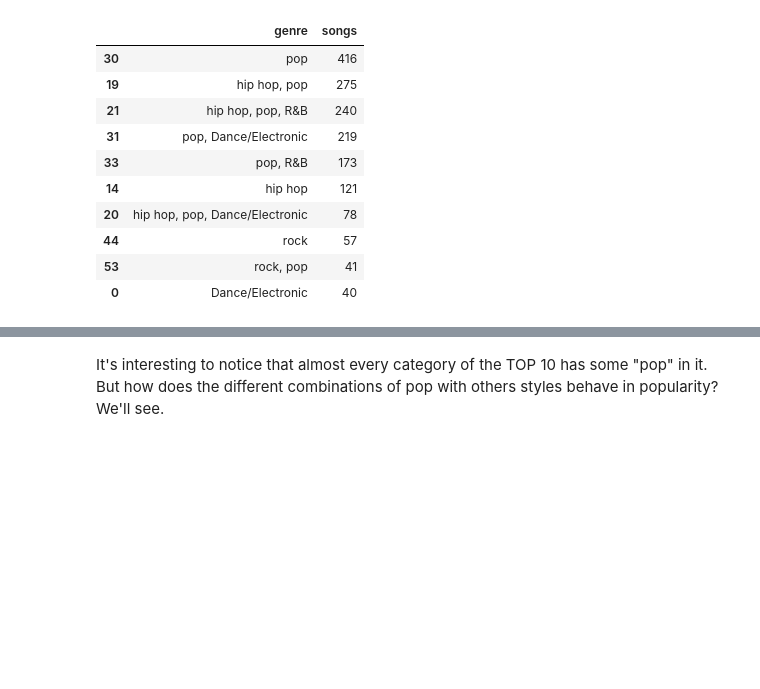
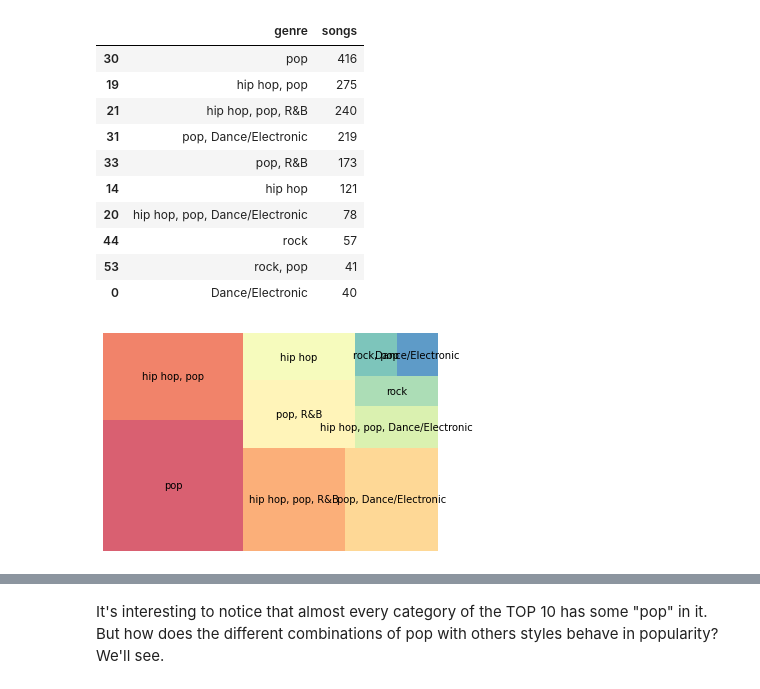
Before and after one commit to vinilmac/spotify-top-hits-2000-2019, a Jupyter notebook: eda-spotify-top-hits-2000-2019.ipynb, the cells around one changed output, grey strips where cells are left out. Saved outputs shown, nothing was run; the diff lists cells and outputs as text; code cells hidden in the pictures; blank space fills up the shorter version.

```diff
--- a/eda-spotify-top-hits-2000-2019.ipynb
+++ b/eda-spotify-top-hits-2000-2019.ipynb
@@ -651,5 +651,15 @@ songs_by_genre
 | 44 | rock | 57 |
 | 53 | rock, pop | 41 |
 | 0 | Dance/Electronic | 40 |
+# %%
+import squarify    # pip install squarify (algorithm for treemap)
+
+
+# plot it
+squarify.plot(sizes=songs_by_genre['songs'], label=songs_by_genre['genre'], alpha=.8 ,color=sns.color_palette("Spectral", len(songs_by_genre)) )
+plt.axis('off')
+plt.show()
+# %% [output]
+[figure, added]
 # %%
 # plotting a bar chart
```
Also changed, not shown: parts of 4 cells of this notebook.
